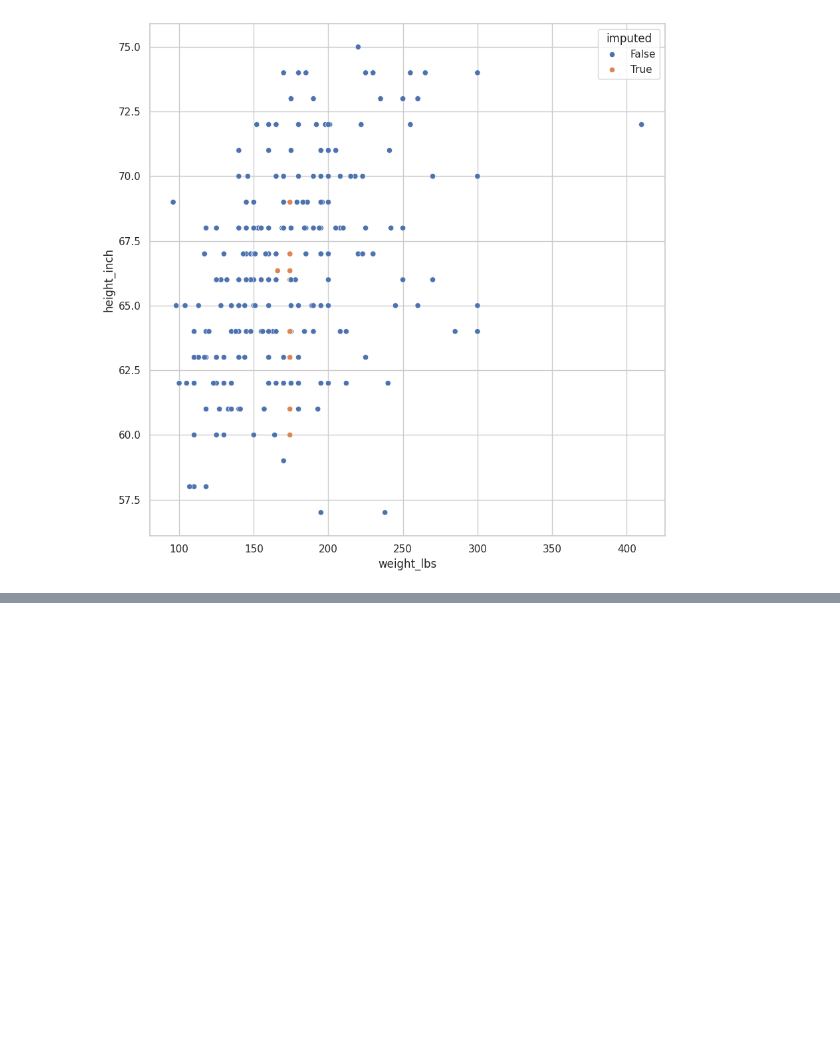
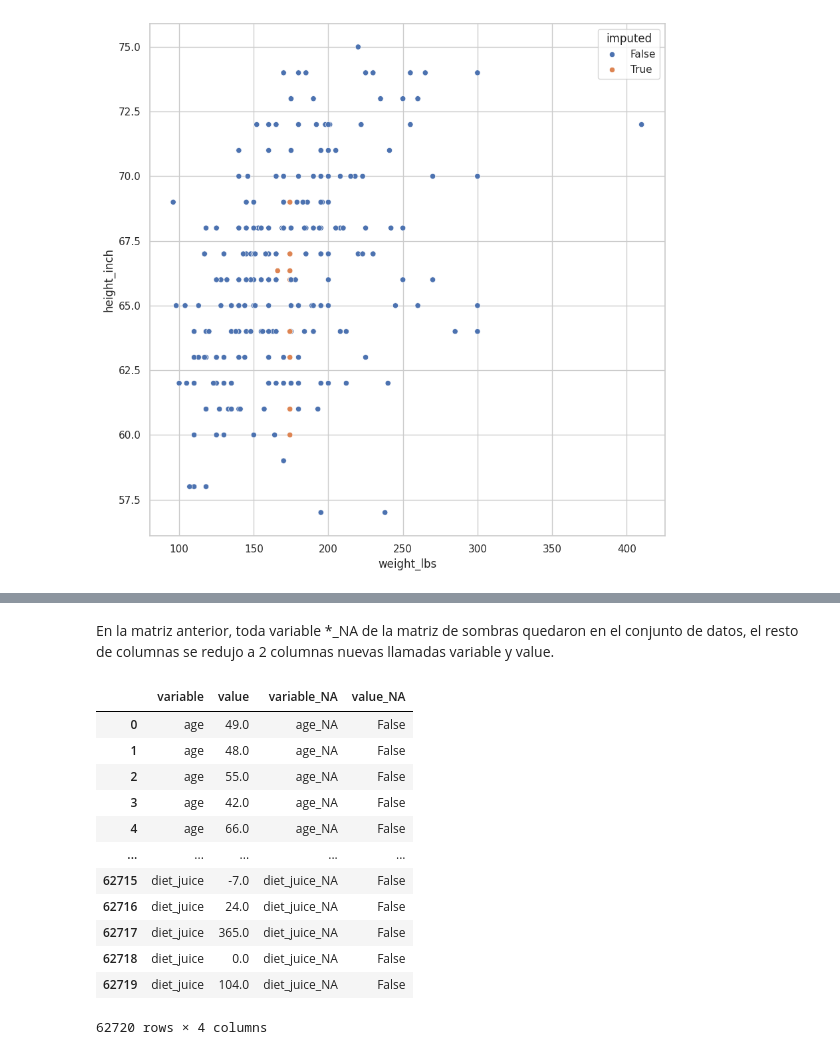
Before and after one commit to Changeryto/Manejo_de_NA_en_Python, a Jupyter notebook: notebooks/06-RTG-Eliminacion_NA.ipynb, the cells around one changed output, grey strips where cells are left out. Cells and saved outputs as stored; diff of their text form; code cells hidden in the pictures; blank space fills up the shorter version.

```diff
--- a/notebooks/06-RTG-Eliminacion_NA.ipynb
+++ b/notebooks/06-RTG-Eliminacion_NA.ipynb
@@ -397,0 +432,37 @@ La imagen muestra dónde han sido colocados los valores imputados, hay que verif
+# %% [markdown]
+En la matriz anterior, toda variable *_NA de la matriz de sombras quedaron en el conjunto de datos, el resto de columnas se redujo a 2 columnas nuevas llamadas variable y value.
+# %%
+(
+    riskfactors
+    .select_dtypes(exclude="category")
+    .missing.bind_shadow_matrix(
+        false_NA_value = False,
+        true_NA_value = True
+    )
+    .apply(
+        axis = "rows",
+        func = lambda column : column.fillna(column.mean()) if "_NA" not in column.name else column
+    )
+    .pivot_longer(
+        index="*_NA"
+    )
+    .pivot_longer(
+        index = ["variable", "value"],
+        names_to = "variable_NA",
+        values_to = "value_NA"
+    )
+)
+# %% [output]
+|  | variable | value | variable_NA | value_NA |
+| 0 | age | 49.0 | age_NA | False |
+| 1 | age | 48.0 | age_NA | False |
+| 2 | age | 55.0 | age_NA | False |
+| 3 | age | 42.0 | age_NA | False |
+| 4 | age | 66.0 | age_NA | False |
+| ... | ... | ... | ... | ... |
+| 62715 | diet_juice | -7.0 | diet_juice_NA | False |
+| 62716 | diet_juice | 24.0 | diet_juice_NA | False |
+| 62717 | diet_juice | 365.0 | diet_juice_NA | False |
+| 62718 | diet_juice | 0.0 | diet_juice_NA | False |
+| 62719 | diet_juice | 104.0 | diet_juice_NA | False |
+62720 rows × 4 columns
```
Also changed, not shown: parts of 6 cells of this notebook.
